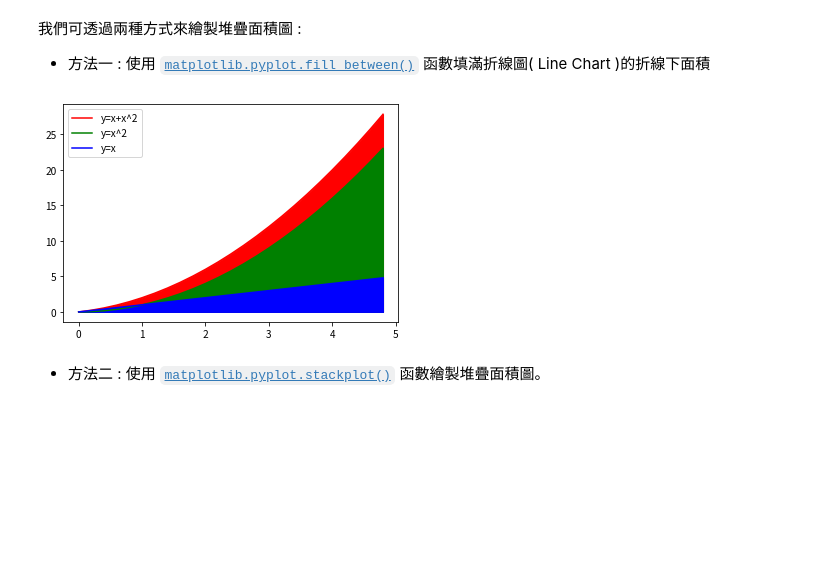
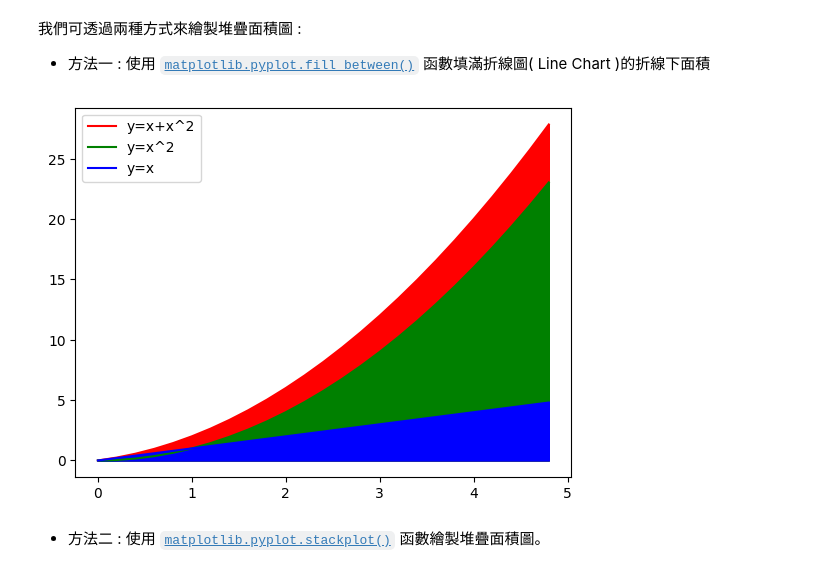
Before and after one commit to AI-FREE-Team/Machine-Learning-Basic, a Jupyter notebook: Materials/視覺化_折線圖_面積圖.ipynb, the cells around one changed output. Saved outputs shown, nothing was run; the diff lists cells and outputs as text; code cells hidden in the pictures; blank space fills up the shorter version.

```diff
--- a/Materials/視覺化_折線圖_面積圖.ipynb
+++ b/Materials/視覺化_折線圖_面積圖.ipynb
@@ -77,4 +77,5 @@ HTML('<iframe src="https://ourworldindata.org/explorers/coronavirus-data-explore
 # %%
+plt.style.use( 'default' )
 # Data
 x = np.arange(0,5,0.2)
 y1 = x
@@ -248,26 +249,26 @@ HTML('<iframe src="https://ourworldindata.org/grapher/annual-co-emissions-by-reg
 我們可透過兩種方式來繪製堆疊面積圖 :
 * 方法一 : 使用 [`matplotlib.pyplot.fill_between()`](https://matplotlib.org/stable/api/_as_gen/matplotlib.pyplot.fill_between.html) 函數填滿折線圖( Line Chart )的折線下面積
 # %%
+plt.style.use( 'default' )
 # Data
 x = np.arange(0,5,0.2)
 y1 = x
 y2 = x**2
 y3 = y1+y2
 
 # 堆疊面積圖 Stacked Area Chart
 plt.plot( x, y3, color='r', label='y=x+x^2' )
 plt.plot( x, y2, color='g', label='y=x^2' )
 plt.plot( x, y1, color='b',label='y=x' )
 plt.fill_between( x, y3, color='r' )
 plt.fill_between( x, y2, color='g' )
 plt.fill_between( x, y1, color='b' )
 
 # 設定圖例的位置
 plt.legend( loc='upper left' )
-
 plt.show()
 # %% [output]
-[figure, old version]
+[figure, new version]
 # %% [markdown]
 * 方法二 : 使用 [`matplotlib.pyplot.stackplot()`](https://matplotlib.org/stable/api/_as_gen/matplotlib.pyplot.stackplot.html) 函數繪製堆疊面積圖。
 # %%
```
Also changed, not shown: parts of 42 cells of this notebook.
